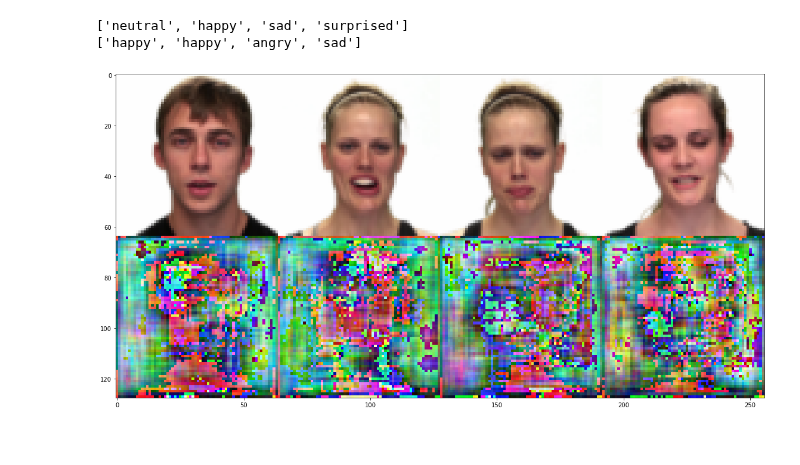
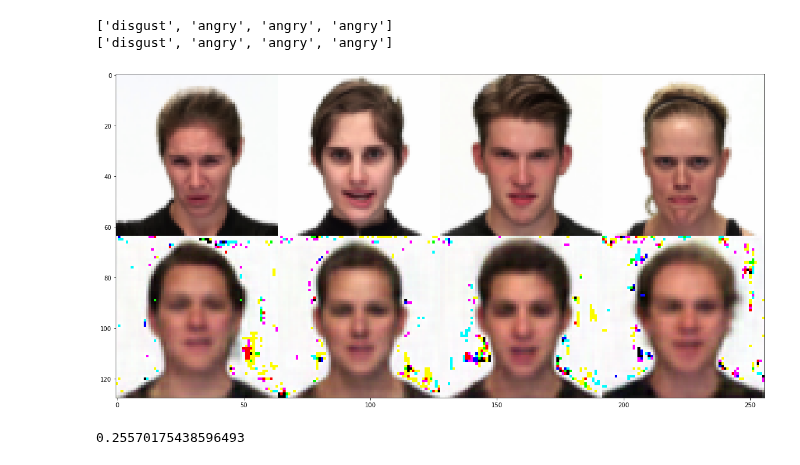
Before and after one commit to Ale-Ba2lero/Multimodal-Emotion-Analysis, a Jupyter notebook: src/mvae_torch/face_emotions_mvae_torch.ipynb, the cells around one changed output. Drawn from its saved outputs; the diff is of its cells as text; code cells hidden in the pictures.

```diff
--- a/src/mvae_torch/face_emotions_mvae_torch.ipynb
+++ b/src/mvae_torch/face_emotions_mvae_torch.ipynb
@@ -56,4 +56,15 @@ model_args = {
 }
 
 model: torch.nn.Module = build_model(**model_args).double()
+# %%
+load_model = True
+
+if load_model:
+    PATH = cfg_train.model_save_path
+    loaded_data = torch.load(PATH)
+
+    model: torch.nn.Module = build_model(**loaded_data['model_args']).double()
+    model.load_state_dict(loaded_data['model_params'])
+
+    model.eval()
 # %%
@@ -192,6 +90,6 @@ def testBatch(model, dataset_loader, img_size=64, use_cuda=True):
 # %%
-testBatch(model, testset_loader)
+U.test_batch(model, testset_loader)
 # %% [output]
-['neutral', 'happy', 'sad', 'surprised']
-['happy', 'happy', 'angry', 'sad']
+['disgust', 'angry', 'angry', 'angry']
+['disgust', 'angry', 'angry', 'angry']
-[figure, old version]
+[figure, new version]
@@ -220 +96,5 @@ def emotion_accuracy(model, dataset_loader):
+# %%
+print(U.emotion_accuracy(model, dataset_loader))
+# %% [output]
+0.25570175438596493
 # %%
```
Also changed, not shown: parts of 9 cells of this notebook, 4 other files.
